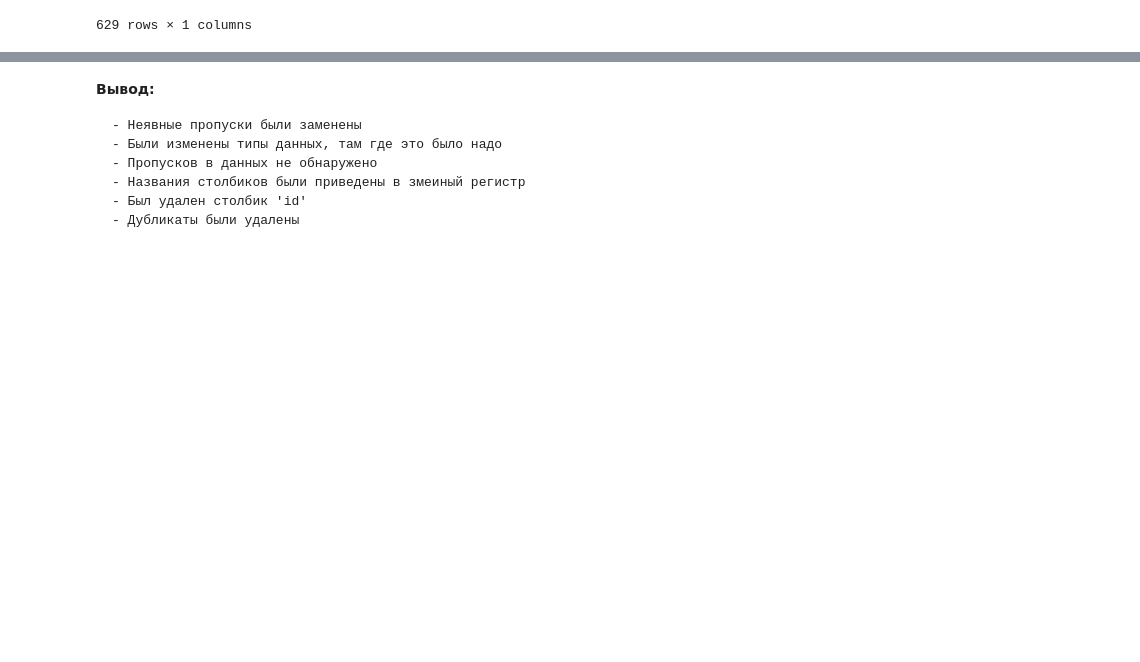
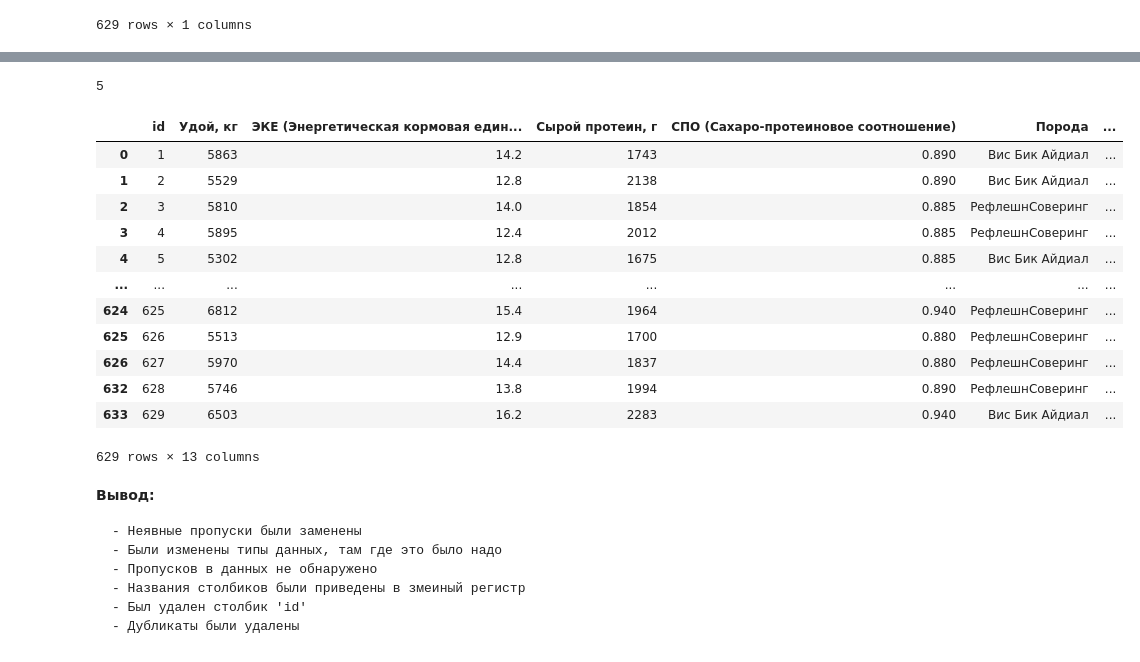
Before and after one commit to butuzovzeleboba/Linear-models-in-machine-learning, a Jupyter notebook: Linear models in machine learning.ipynb, the cells around one changed output, grey strips where cells are left out. Cells and saved outputs as stored; diff of their text form; code cells hidden in the pictures; blank space fills up the shorter version.

```diff
--- a/Linear models in machine learning.ipynb
+++ b/Linear models in machine learning.ipynb
@@ -292,6 +300,9 @@ array(['3,58', '3,54', '3,59', '3,4', '3,73', '3,13', '3,48', '3,55',
 # %%
 ferma_main['Жирность,%']=ferma_main['Жирность,%'].str.replace(',','.')
 ferma_main['Жирность,%']=ferma_main['Жирность,%'].astype(float)
+# %%
+ferma_main_dad['Жирность,%']=ferma_main_dad['Жирность,%'].str.replace(',','.')
+ferma_main_dad['Жирность,%']=ferma_main_dad['Жирность,%'].astype(float)
 # %% [markdown]
 Просмотр уникальных значений столбца 'Белок,%'
 # %%
@@ -305,6 +316,9 @@ array(['3,076', '3,079', '3,074', '3,075', '3,073', '3,078', '3,077',
 # %%
 ferma_main['Белок,%']=ferma_main['Белок,%'].str.replace(',','.')
 ferma_main['Белок,%']=ferma_main['Белок,%'].astype(float)
+# %%
+ferma_main_dad['Белок,%']=ferma_main_dad['Белок,%'].str.replace(',','.')
+ferma_main_dad['Белок,%']=ferma_main_dad['Белок,%'].astype(float)
 # %% [markdown]
 Просмотр уникальных значений столбца 'Порода'
 # %%
@@ -324,6 +338,8 @@ ferma_main['Тип пастбища']=ferma_main['Тип пастбища'].str.
 ferma_main['Тип пастбища'].unique()
 # %% [output]
 array(['Равнинное', 'Холмистое'], dtype=object)
+# %%
+ferma_main_dad['Тип пастбища']=ferma_main_dad['Тип пастбища'].str.replace('Равнинные','Равнинное')
 # %% [markdown]
 Просмотр уникальных значений столбца 'порода папы_быка'
 # %%
@@ -346,3 +362,5 @@ ferma_main['порода папы_быка']=ferma_main['порода папы_
 ferma_main['порода папы_быка'].unique()
 # %% [output]
 array(['Айдиал', 'Соверин'], dtype=object)
+# %%
+ferma_main_dad['порода папы_быка']=ferma_main_dad['порода папы_быка'].str.replace('Айдиалл','Айдиал')
@@ -576,0 +673,20 @@ ferma_dad
+# %%
+ferma_main_dad.duplicated().sum()
+# %% [output]
+5
+# %%
+ferma_main_dad.drop_duplicates()
+# %% [output]
+|  | id | Удой, кг | ЭКЕ (Энергетическая кормовая един... | Сырой протеин, г | СПО (Сахаро-протеиновое соотношение) | Порода | ... |
+| 0 | 1 | 5863 | 14.2 | 1743 | 0.890 | Вис Бик Айдиал | ... |
+| 1 | 2 | 5529 | 12.8 | 2138 | 0.890 | Вис Бик Айдиал | ... |
+| 2 | 3 | 5810 | 14.0 | 1854 | 0.885 | РефлешнСоверинг | ... |
+| 3 | 4 | 5895 | 12.4 | 2012 | 0.885 | РефлешнСоверинг | ... |
+| 4 | 5 | 5302 | 12.8 | 1675 | 0.885 | Вис Бик Айдиал | ... |
+| ... | ... | ... | ... | ... | ... | ... | ... |
+| 624 | 625 | 6812 | 15.4 | 1964 | 0.940 | РефлешнСоверинг | ... |
+| 625 | 626 | 5513 | 12.9 | 1700 | 0.880 | РефлешнСоверинг | ... |
+| 626 | 627 | 5970 | 14.4 | 1837 | 0.880 | РефлешнСоверинг | ... |
+| 632 | 628 | 5746 | 13.8 | 1994 | 0.890 | РефлешнСоверинг | ... |
+| 633 | 629 | 6503 | 16.2 | 2283 | 0.940 | Вис Бик Айдиал | ... |
+629 rows × 13 columns
```
Also changed, not shown: parts of 50 cells of this notebook.
